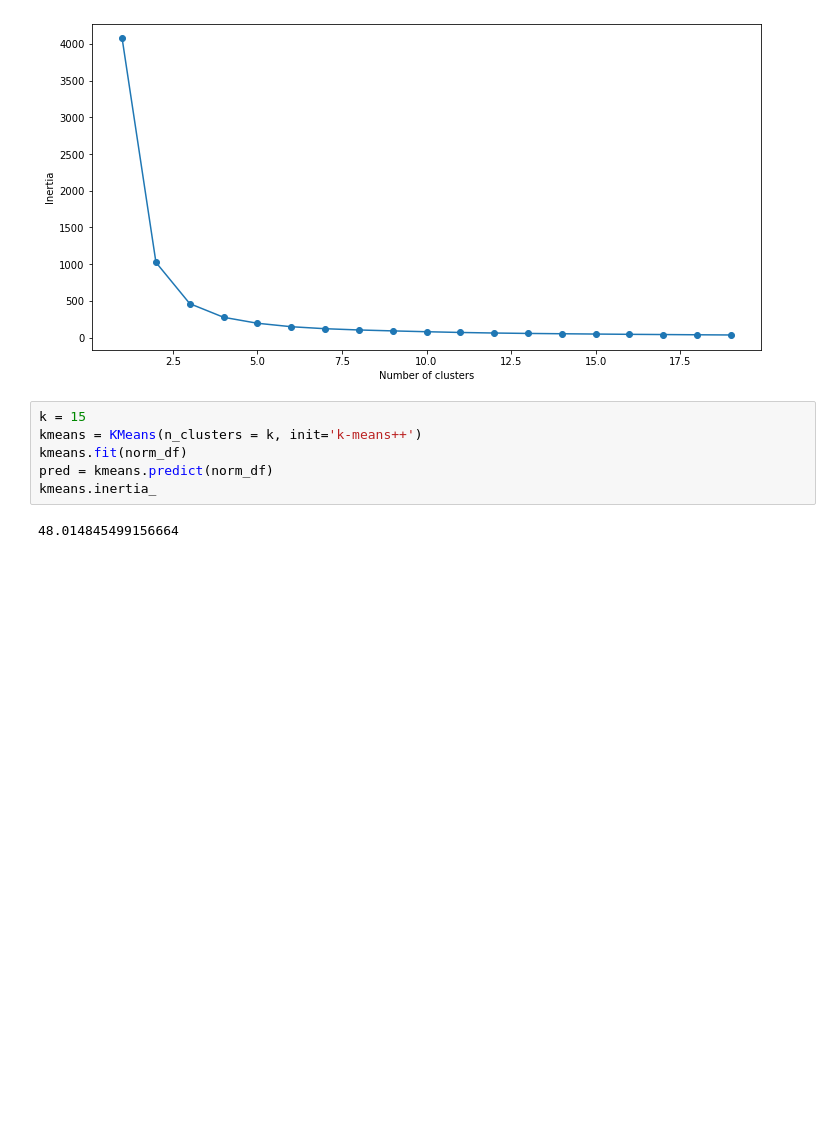
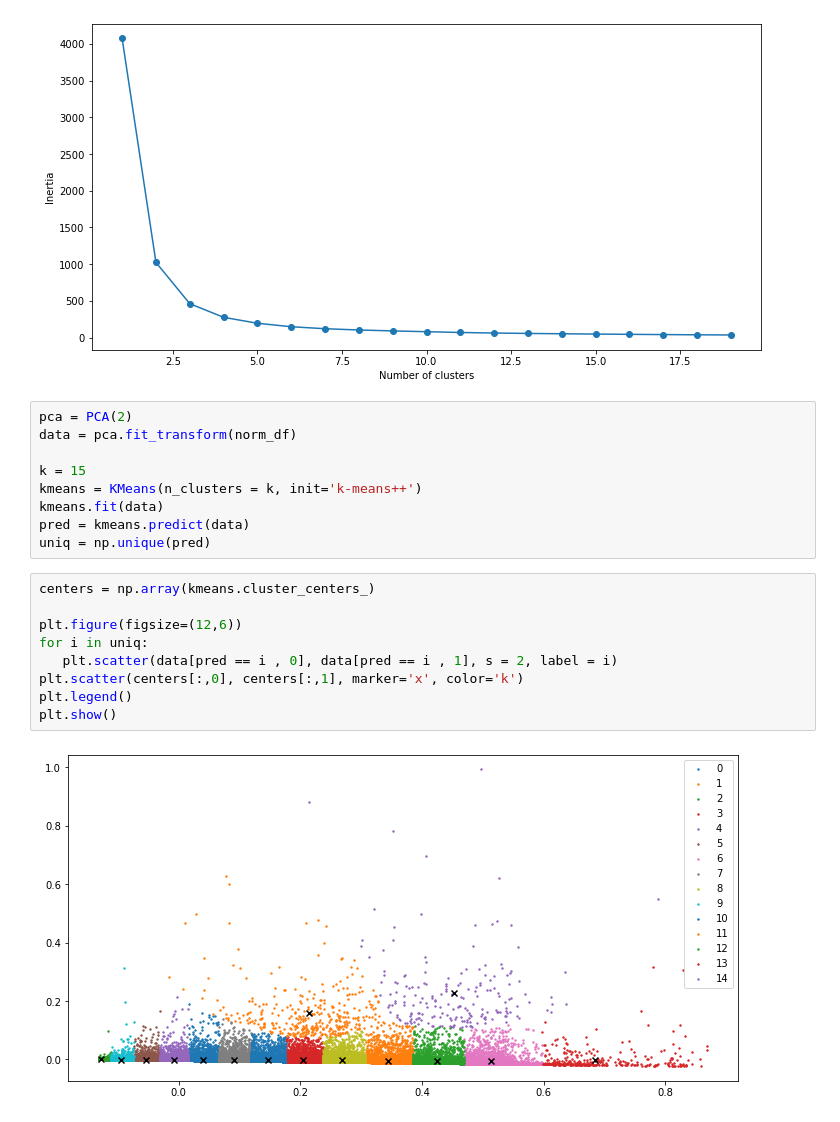
Before and after one commit to Fuyuzora/732-project, a Jupyter notebook: kmeans/project_kmeans.ipynb, the cells around one changed output. Saved outputs shown, nothing was run; the diff lists cells and outputs as text; blank space fills up the shorter version.

```diff
--- a/kmeans/project_kmeans.ipynb
+++ b/kmeans/project_kmeans.ipynb
@@ -164,13 +165,25 @@ plt.ylabel('Inertia')
 Text(0, 0.5, 'Inertia')
 [figure]
 # %%
+pca = PCA(2)
+data = pca.fit_transform(norm_df)
+
 k = 15
 kmeans = KMeans(n_clusters = k, init='k-means++')
-kmeans.fit(norm_df)
-pred = kmeans.predict(norm_df)
-kmeans.inertia_
+kmeans.fit(data)
+pred = kmeans.predict(data)
+uniq = np.unique(pred)
-# %% [output]
-48.014845499156664
+# %%
+centers = np.array(kmeans.cluster_centers_)
+
+plt.figure(figsize=(12,6))
+for i in uniq:
+   plt.scatter(data[pred == i , 0], data[pred == i , 1], s = 2, label = i)
+plt.scatter(centers[:,0], centers[:,1], marker='x', color='k')
+plt.legend()
+plt.show()
+# %% [output]
+[figure, added]
 # %%
 frame = norm_df.copy()
 frame['cluster'] = pred
```
Also changed, not shown: parts of 9 cells of this notebook.
